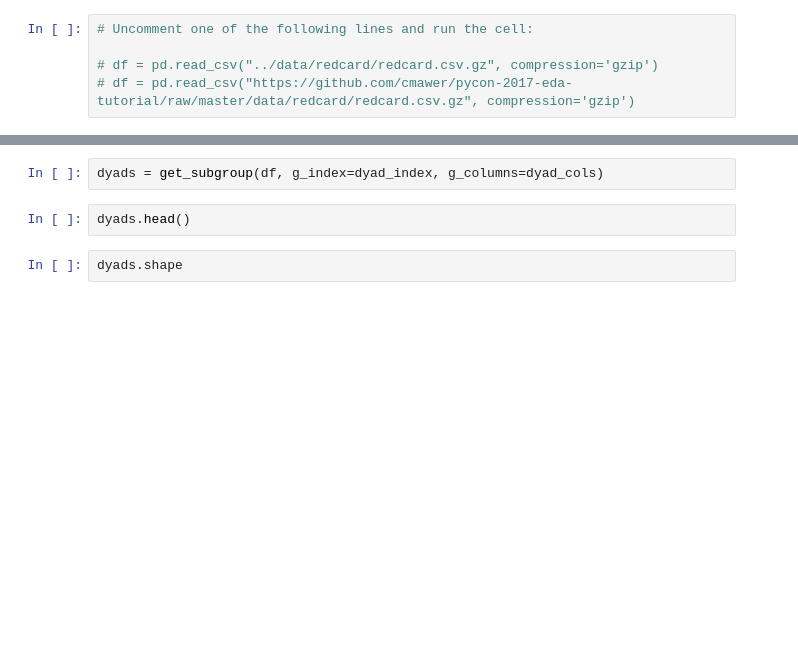
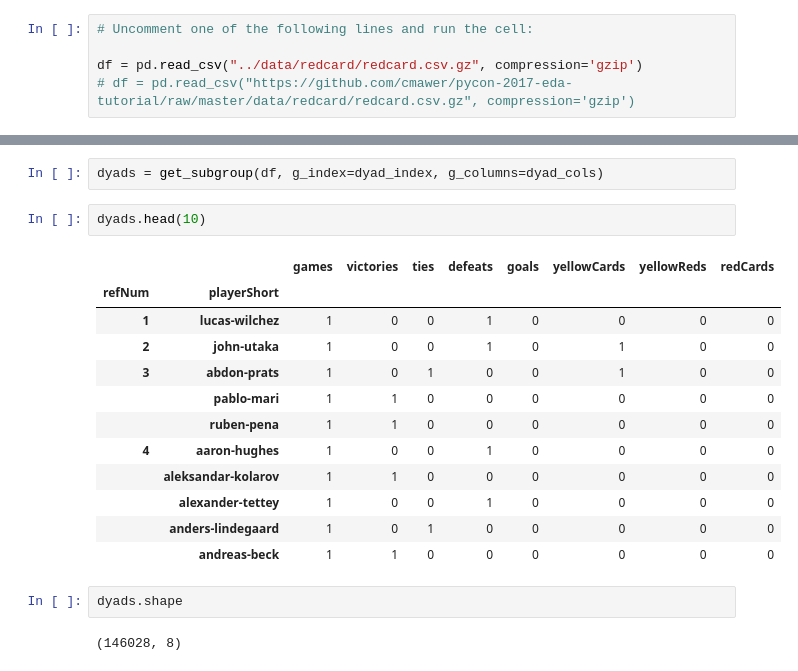
Before and after one commit to cmawer/pycon-2017-eda-tutorial, a Jupyter notebook: notebooks/1-Redcard-Dataset.ipynb, the cells around one changed output, grey strips where cells are left out. Saved outputs shown, nothing was run; the diff lists cells and outputs as text; blank space fills up the shorter version.

```diff
--- a/notebooks/1-Redcard-Dataset.ipynb
+++ b/notebooks/1-Redcard-Dataset.ipynb
@@ -79,7 +79,7 @@ import time
 # %%
 # Uncomment one of the following lines and run the cell:
 
-# df = pd.read_csv("../data/redcard/redcard.csv.gz", compression='gzip')
+df = pd.read_csv("../data/redcard/redcard.csv.gz", compression='gzip')
 # df = pd.read_csv("https://github.com/cmawer/pycon-2017-eda-tutorial/raw/master/data/redcard/redcard.csv.gz", compression='gzip')
 # %%
 df.shape
@@ -338,8 +564,23 @@ dyad_cols = ['games',
 # %%
 dyads = get_subgroup(df, g_index=dyad_index, g_columns=dyad_cols)
 # %%
-dyads.head()
+dyads.head(10)
+# %% [output]
+|  |  | games | victories | ties | defeats | goals | yellowCards | yellowReds | redCards |
+| refNum | playerShort |  |  |  |  |  |  |  |  |
+| 1 | lucas-wilchez | 1 | 0 | 0 | 1 | 0 | 0 | 0 | 0 |
+| 2 | john-utaka | 1 | 0 | 0 | 1 | 0 | 1 | 0 | 0 |
+| 3 | abdon-prats | 1 | 0 | 1 | 0 | 0 | 1 | 0 | 0 |
+|  | pablo-mari | 1 | 1 | 0 | 0 | 0 | 0 | 0 | 0 |
+|  | ruben-pena | 1 | 1 | 0 | 0 | 0 | 0 | 0 | 0 |
+| 4 | aaron-hughes | 1 | 0 | 0 | 1 | 0 | 0 | 0 | 0 |
+|  | aleksandar-kolarov | 1 | 1 | 0 | 0 | 0 | 0 | 0 | 0 |
+|  | alexander-tettey | 1 | 0 | 0 | 1 | 0 | 0 | 0 | 0 |
+|  | anders-lindegaard | 1 | 0 | 1 | 0 | 0 | 0 | 0 | 0 |
+|  | andreas-beck | 1 | 1 | 0 | 0 | 0 | 0 | 0 | 0 |
 # %%
 dyads.shape
+# %% [output]
+(146028, 8)
 # %%
 dyads[dyads.redCards > 1].head(10)
```
Also changed, not shown: parts of 35 cells of this notebook, 4 other files.
